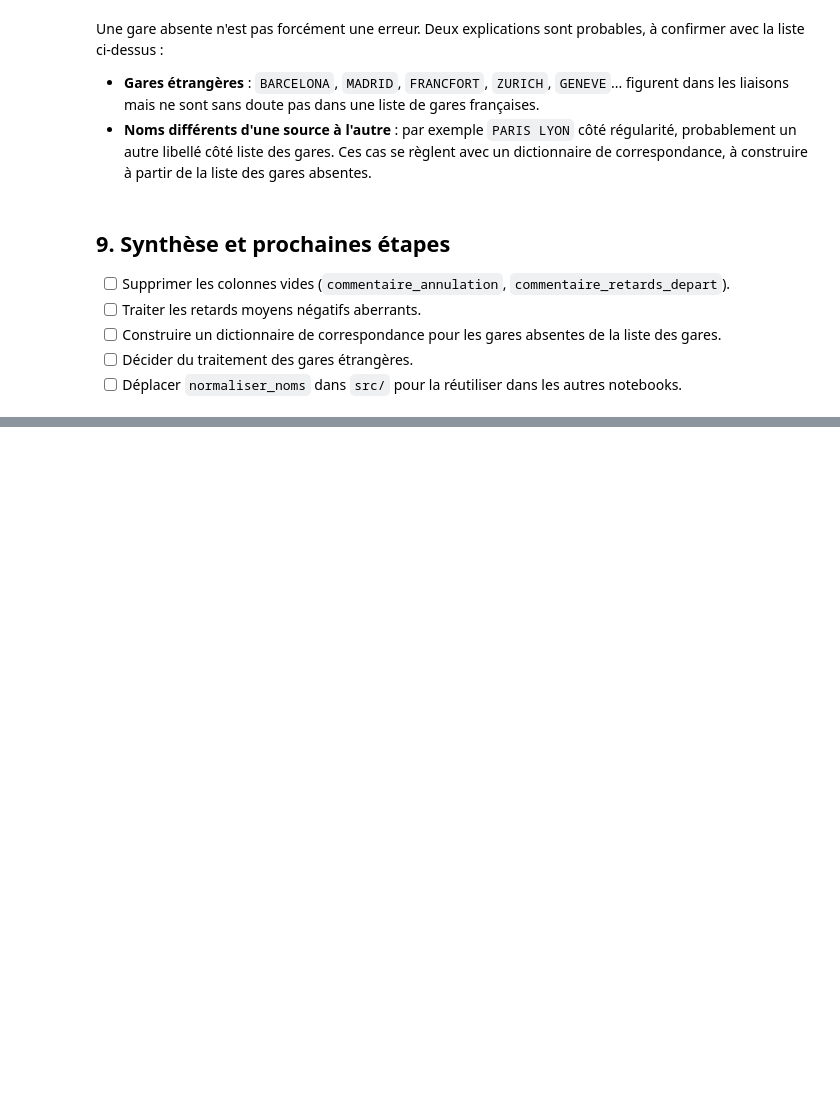
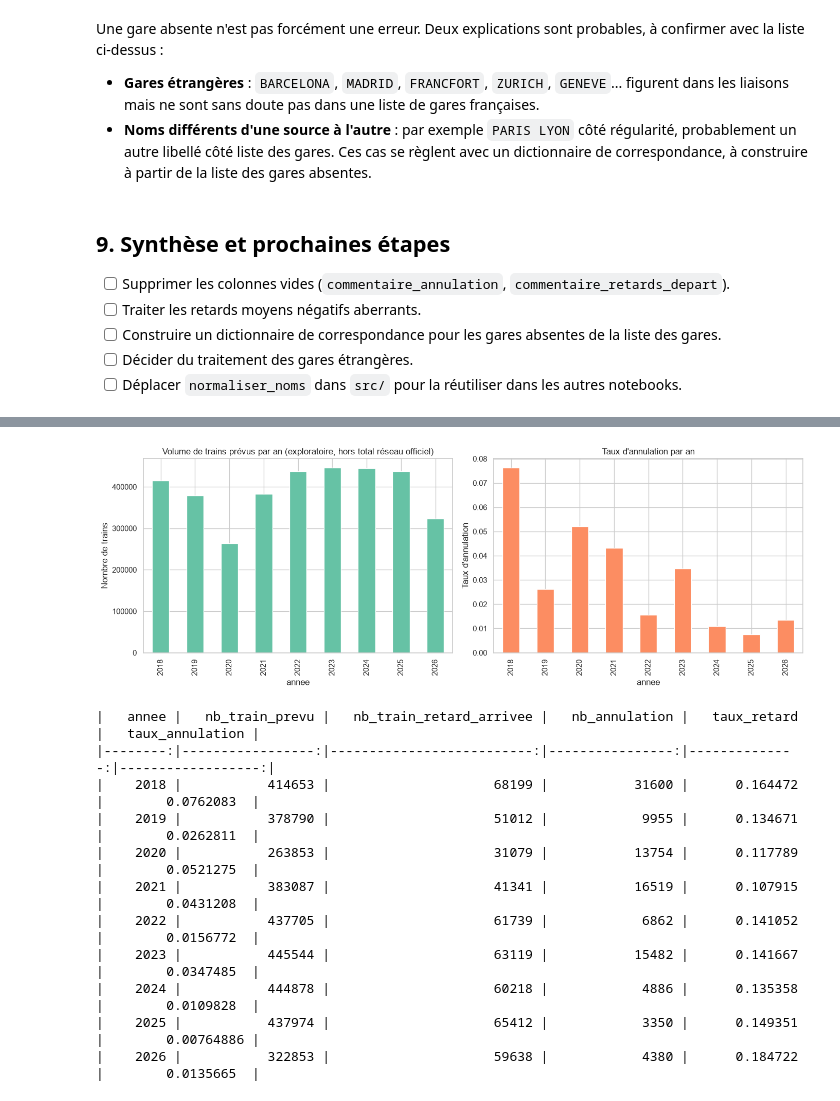
Before and after one commit to JulienCRB/IADATA_700_SNCF, a Jupyter notebook: notebook/data_exploration.ipynb, the cells around one changed output, grey strips where cells are left out. Cells and saved outputs as stored; diff of their text form; code cells hidden in the pictures; blank space fills up the shorter version.

```diff
--- a/notebook/data_exploration.ipynb
+++ b/notebook/data_exploration.ipynb
@@ -410,0 +560,14 @@ Une gare absente n'est pas forcément une erreur. Deux explications sont probabl
+# %%
+def classer_duree(minutes: pd.Series) -> pd.Series:
+    """Classe de durée de trajet selon les seuils du cadrage."""
+    return pd.cut(
+        minutes,
+        bins=[-1, 90, 180, minutes.max() + 1],
+        labels=["< 1h30", "1h30-3h", "> 3h"],
+    )
+
+
+df_regularite["annee"] = df_regularite["date"].str[:4].astype(int)
+df_regularite["classe_duree"] = classer_duree(df_regularite["duree_moyenne"])
+
+print(df_regularite["classe_duree"].value_counts().sort_index().to_markdown())
@@ -410,0 +674,40 @@ Une gare absente n'est pas forcément une erreur. Deux explications sont probabl
+# %%
+par_annee = (
+    df_regularite.groupby("annee")
+    .agg(
+        nb_train_prevu=("nb_train_prevu", "sum"),
+        nb_train_retard_arrivee=("nb_train_retard_arrivee", "sum"),
+        nb_annulation=("nb_annulation", "sum"),
+    )
+    .assign(
+        taux_retard=lambda d: d["nb_train_retard_arrivee"] / d["nb_train_prevu"],
+        taux_annulation=lambda d: d["nb_annulation"] / d["nb_train_prevu"],
+    )
+)
+
+fig, axes = plt.subplots(1, 2, figsize=(14, 5))
+par_annee["nb_train_prevu"].plot(kind="bar", ax=axes[0], color=sns.color_palette("Set2")[0])
+axes[0].set_title("Volume de trains prévus par an (exploratoire, hors total réseau officiel)")
+axes[0].set_ylabel("Nombre de trains")
+
+par_annee["taux_annulation"].plot(kind="bar", ax=axes[1], color=sns.color_palette("Set2")[1])
+axes[1].set_title("Taux d'annulation par an")
+axes[1].set_ylabel("Taux d'annulation")
+
+plt.tight_layout()
+plt.show()
+
+print(par_annee.to_markdown())
+# %% [output]
+[figure, added]
+|   annee |   nb_train_prevu |   nb_train_retard_arrivee |   nb_annulation |   taux_retard |   taux_annulation |
+|--------:|-----------------:|--------------------------:|----------------:|--------------:|------------------:|
+|    2018 |           414653 |                     68199 |           31600 |      0.164472 |        0.0762083  |
+|    2019 |           378790 |                     51012 |            9955 |      0.134671 |        0.0262811  |
+|    2020 |           263853 |                     31079 |           13754 |      0.117789 |        0.0521275  |
+|    2021 |           383087 |                     41341 |           16519 |      0.107915 |        0.0431208  |
+|    2022 |           437705 |                     61739 |            6862 |      0.141052 |        0.0156772  |
+|    2023 |           445544 |                     63119 |           15482 |      0.141667 |        0.0347485  |
+|    2024 |           444878 |                     60218 |            4886 |      0.135358 |        0.0109828  |
+|    2025 |           437974 |                     65412 |            3350 |      0.149351 |        0.00764886 |
+|    2026 |           322853 |                     59638 |            4380 |      0.184722 |        0.0135665  |
```
Also changed, not shown: parts of 25 cells of this notebook, 1 other file.
